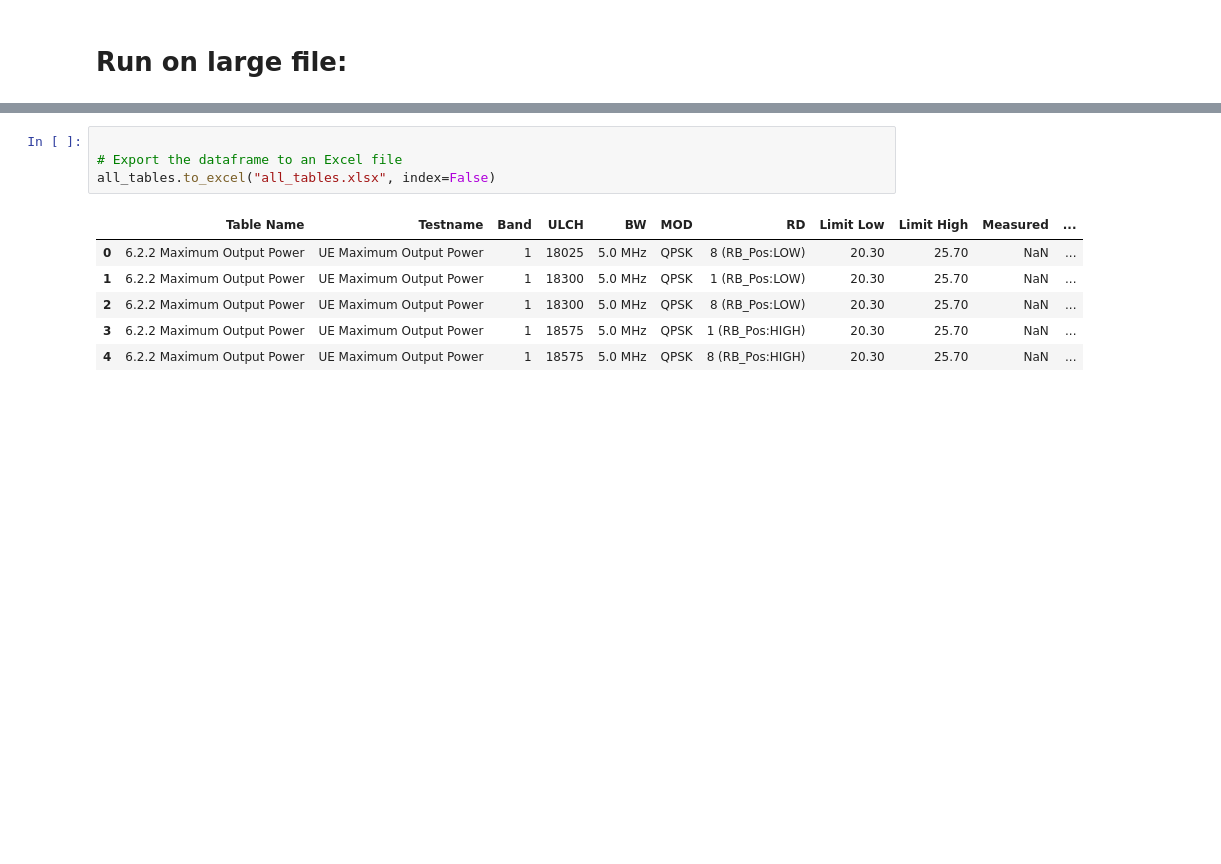
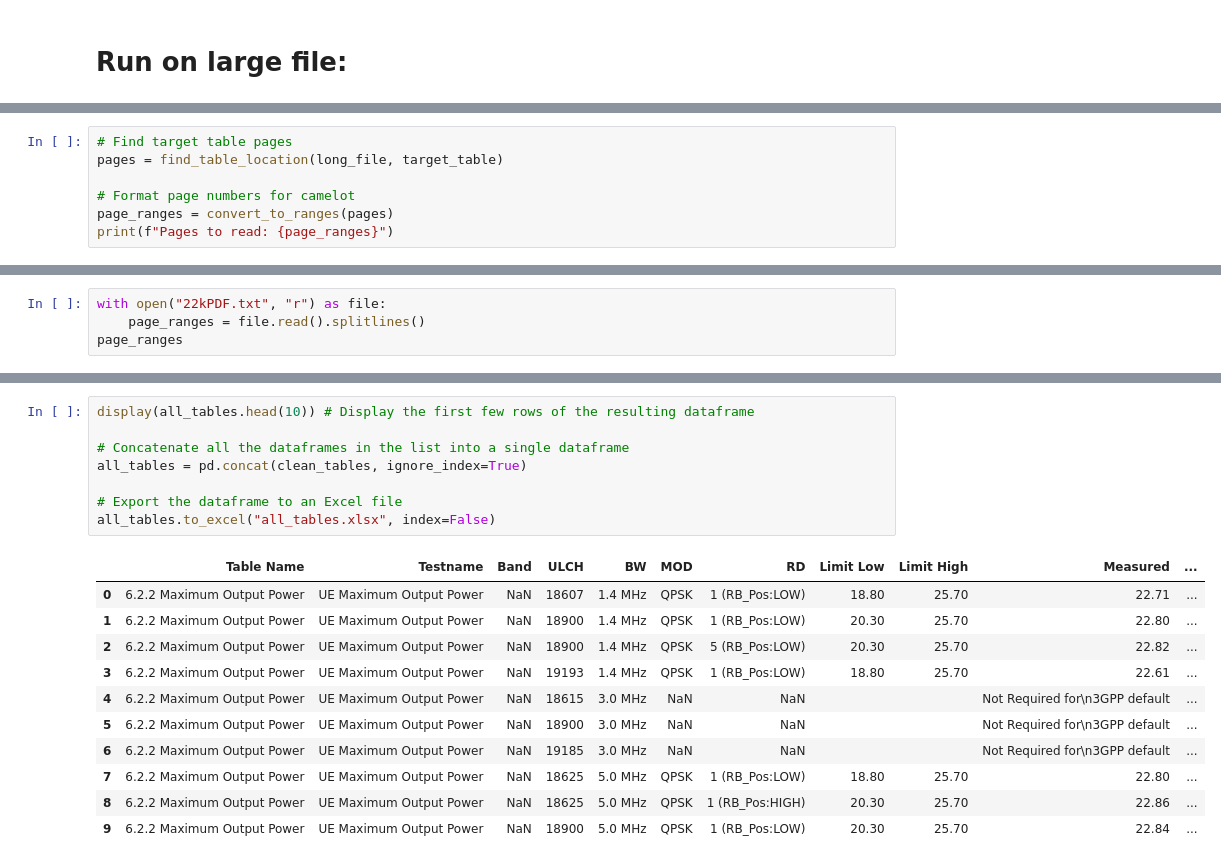
Before and after one commit to huynguyen789/paul-processing-tool, a Jupyter notebook: main.ipynb, the cells around one changed output, grey strips where cells are left out. Drawn from its saved outputs; the diff is of its cells as text; blank space fills up the shorter version.

```diff
--- a/main.ipynb
+++ b/main.ipynb
@@ -462,0 +319,7 @@ Pages to read: ['3-5', '291-293', '815-817', '1212-1214', '1736-1738', '2072-207
+# %%
+# Find target table pages
+pages = find_table_location(long_file, target_table)
+
+# Format page numbers for camelot
+page_ranges = convert_to_ranges(pages)
+print(f"Pages to read: {page_ranges}")
@@ -484,0 +354,4 @@ all_tables.head() # Display the first few rows of the resulting dataframe
+# %%
+with open("22kPDF.txt", "r") as file:
+    page_ranges = file.read().splitlines()
+page_ranges
@@ -485,11 +542,20 @@ all_tables.head() # Display the first few rows of the resulting dataframe
 # %%
+display(all_tables.head(10)) # Display the first few rows of the resulting dataframe
+
+# Concatenate all the dataframes in the list into a single dataframe
+all_tables = pd.concat(clean_tables, ignore_index=True)
 
 # Export the dataframe to an Excel file
 all_tables.to_excel("all_tables.xlsx", index=False)
 # %% [output]
 |  | Table Name | Testname | Band | ULCH | BW | MOD | RD | Limit Low | Limit High | Measured | ... |
-| 0 | 6.2.2 Maximum Output Power | UE Maximum Output Power | 1 | 18025 | 5.0 MHz | QPSK | 8 (RB_Pos:LOW) | 20.30 | 25.70 | NaN | ... |
-| 1 | 6.2.2 Maximum Output Power | UE Maximum Output Power | 1 | 18300 | 5.0 MHz | QPSK | 1 (RB_Pos:LOW) | 20.30 | 25.70 | NaN | ... |
-| 2 | 6.2.2 Maximum Output Power | UE Maximum Output Power | 1 | 18300 | 5.0 MHz | QPSK | 8 (RB_Pos:LOW) | 20.30 | 25.70 | NaN | ... |
-| 3 | 6.2.2 Maximum Output Power | UE Maximum Output Power | 1 | 18575 | 5.0 MHz | QPSK | 1 (RB_Pos:HIGH) | 20.30 | 25.70 | NaN | ... |
-| 4 | 6.2.2 Maximum Output Power | UE Maximum Output Power | 1 | 18575 | 5.0 MHz | QPSK | 8 (RB_Pos:HIGH) | 20.30 | 25.70 | NaN | ... |
+| 0 | 6.2.2 Maximum Output Power | UE Maximum Output Power | NaN | 18607 | 1.4 MHz | QPSK | 1 (RB_Pos:LOW) | 18.80 | 25.70 | 22.71 | ... |
+| 1 | 6.2.2 Maximum Output Power | UE Maximum Output Power | NaN | 18900 | 1.4 MHz | QPSK | 1 (RB_Pos:LOW) | 20.30 | 25.70 | 22.80 | ... |
+| 2 | 6.2.2 Maximum Output Power | UE Maximum Output Power | NaN | 18900 | 1.4 MHz | QPSK | 5 (RB_Pos:LOW) | 20.30 | 25.70 | 22.82 | ... |
+| 3 | 6.2.2 Maximum Output Power | UE Maximum Output Power | NaN | 19193 | 1.4 MHz | QPSK | 1 (RB_Pos:LOW) | 18.80 | 25.70 | 22.61 | ... |
+| 4 | 6.2.2 Maximum Output Power | UE Maximum Output Power | NaN | 18615 | 3.0 MHz | NaN | NaN |  |  | Not Required for\n3GPP default | ... |
+| 5 | 6.2.2 Maximum Output Power | UE Maximum Output Power | NaN | 18900 | 3.0 MHz | NaN | NaN |  |  | Not Required for\n3GPP default | ... |
+| 6 | 6.2.2 Maximum Output Power | UE Maximum Output Power | NaN | 19185 | 3.0 MHz | NaN | NaN |  |  | Not Required for\n3GPP default | ... |
+| 7 | 6.2.2 Maximum Output Power | UE Maximum Output Power | NaN | 18625 | 5.0 MHz | QPSK | 1 (RB_Pos:LOW) | 18.80 | 25.70 | 22.80 | ... |
+| 8 | 6.2.2 Maximum Output Power | UE Maximum Output Power | NaN | 18625 | 5.0 MHz | QPSK | 1 (RB_Pos:HIGH) | 20.30 | 25.70 | 22.86 | ... |
+| 9 | 6.2.2 Maximum Output Power | UE Maximum Output Power | NaN | 18900 | 5.0 MHz | QPSK | 1 (RB_Pos:LOW) | 20.30 | 25.70 | 22.84 | ... |
```
Also changed, not shown: parts of 10 cells of this notebook, 4 other files.
